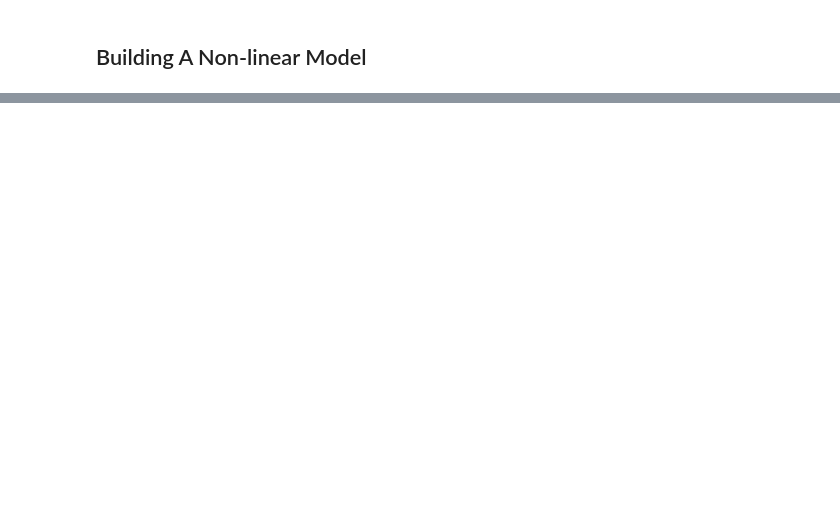
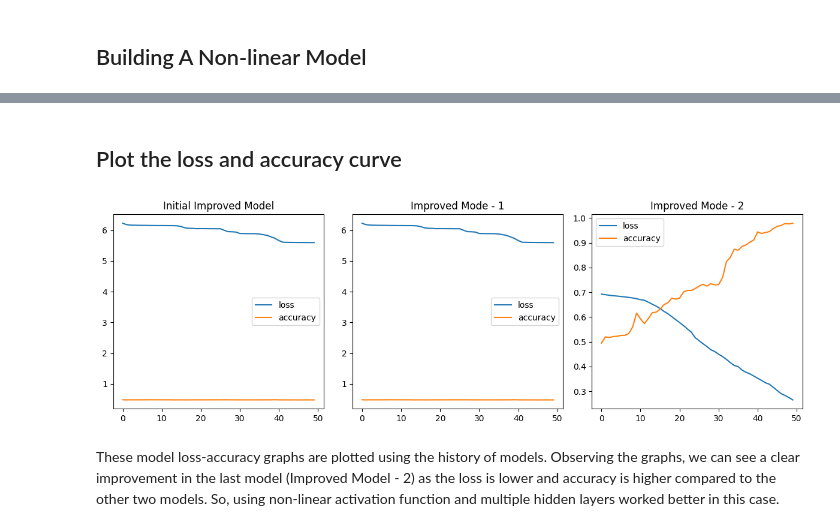
Before and after one commit to Iftikhar-Shams-Niloy/TensorFlow-Cookbook, a Jupyter notebook: 3_Classification_with_TensorFlow.ipynb, the cells around one changed output, grey strips where cells are left out. Saved outputs shown, nothing was run; the diff lists cells and outputs as text; code cells hidden in the pictures; blank space fills up the shorter version.

```diff
--- a/3_Classification_with_TensorFlow.ipynb
+++ b/3_Classification_with_TensorFlow.ipynb
@@ -204,5 +207,5 @@ my_model_imp_1.compile(loss = tf.keras.losses.BinaryCrossentropy(),
                            optimizer = tf.keras.optimizers.Adam(learning_rate = 0.001),
                            metrics = ['accuracy'])
 
-model_history = my_model_imp_1.fit(X,y, epochs=100)
+model_history_1 = my_model_imp_1.fit(X,y, epochs=50)
 # %% [output]
@@ -267,0 +302,8 @@ Classification in Process
+# %%
+# Converting to pandas dataframe
+history_dataframe_0 = pd.DataFrame(model_history_1.history)
+history_dataframe_1 = pd.DataFrame(model_history_1.history)
+history_dataframe_2 = pd.DataFrame(model_history_2.history)
+print(history_dataframe_0.head(10))
+print(history_dataframe_1.head(10))
+print(history_dataframe_2.head(10))
@@ -267,0 +328,20 @@ Classification in Process
+# %% [markdown]
+## Plot the loss and accuracy curve
+# %%
+figures, axes = plt.subplots(nrows=1, ncols=3, figsize=(12,4))
+
+history_dataframe_0.plot(ax = axes[0])
+axes[0].set_title("Initial Improved Model")
+
+history_dataframe_1.plot(ax = axes[1])
+axes[1].set_title("Improved Model - 1")
+
+history_dataframe_2.plot(ax = axes[2])
+axes[2].set_title("Improved Model - 2")
+
+plt.tight_layout()
+plt.show()
+# %% [output]
+[figure, added]
+# %% [markdown]
+These model loss-accuracy graphs are plotted using the history of models. Observing the graphs, we can see a clear improvement in the last model (Improved Model - 2) as the loss is lower and accuracy is higher compared to the other two models. So, using non-linear activation function and multiple hidden layers worked better in this case.
```
Also changed, not shown: parts of 27 cells of this notebook.
